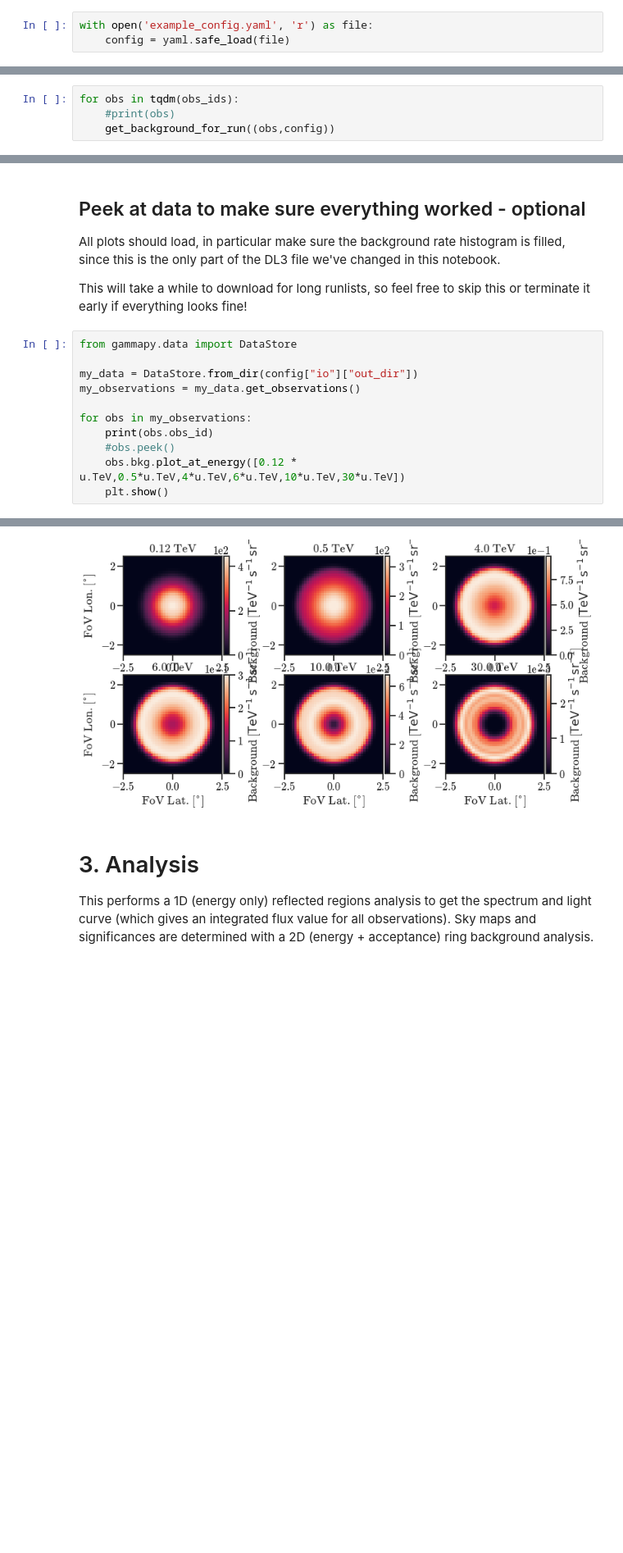
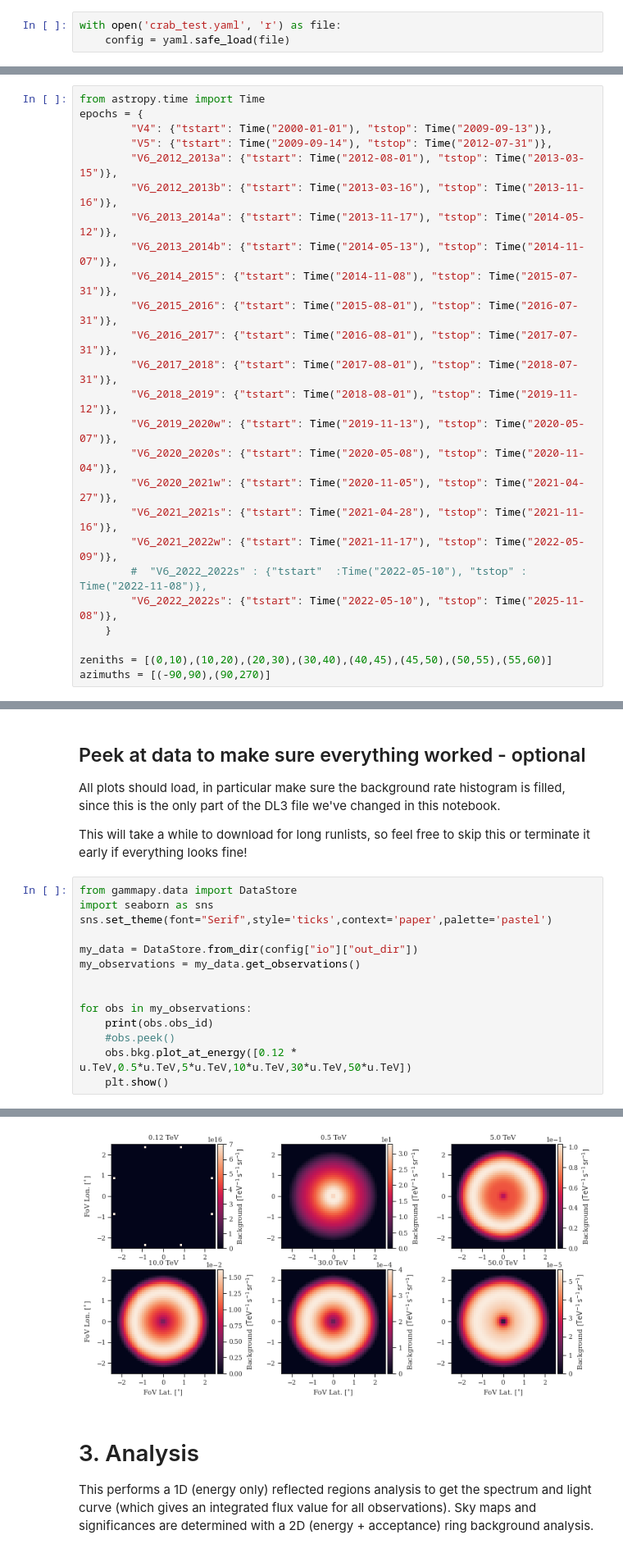
Before and after one commit to VERITAS-Observatory/gammapy-tools, a Jupyter notebook: examples/analysis_notebook.ipynb, the cells around one changed output, grey strips where cells are left out. Shown: that part at 82% size. Saved outputs shown, nothing was run; the diff lists cells and outputs as text; blank space fills up the shorter version.

```diff
--- a/examples/analysis_notebook.ipynb
+++ b/examples/analysis_notebook.ipynb
@@ -53,7 +54,7 @@ An example config file is [example_config.yaml](example_config.yaml). Instructio
 
 Even if you have generated bkg headers elsewhere, the `'io'`, `'exclusion'`, `'analysis_selection'`, and `'run_selection'` parameters are re-used in the scripts needed to run this notebook.
 # %%
-with open('example_config.yaml', 'r') as file:
+with open('crab_test.yaml', 'r') as file:
     config = yaml.safe_load(file)
 # %%
 config
@@ -113,7 +114,28 @@ By default, bkgs are also smoothed by a Gaussian kernel with a 1-pixel width in
 The `get_background_for_run` function takes as input a tuple with (obs_id,config) and takes the input run matching the observation ID from `config['io']['in_dir']` and outputs a DL3 file with an appended bkg to `config['io']['out_dir']`.
 
 This prints out the number of background run hours that are found for each data run. If this is < 10, consider loosening the observing parameters in `config['background_selection']`
-# %%
-for obs in tqdm(obs_ids):
-    #print(obs)
-    get_background_for_run((obs,config))
+# %%
+from astropy.time import Time
+epochs = {
+        "V4": {"tstart": Time("2000-01-01"), "tstop": Time("2009-09-13")},
+        "V5": {"tstart": Time("2009-09-14"), "tstop": Time("2012-07-31")},
+        "V6_2012_2013a": {"tstart": Time("2012-08-01"), "tstop": Time("2013-03-15")},
+        "V6_2012_2013b": {"tstart": Time("2013-03-16"), "tstop": Time("2013-11-16")},
+        "V6_2013_2014a": {"tstart": Time("2013-11-17"), "tstop": Time("2014-05-12")},
+        "V6_2013_2014b": {"tstart": Time("2014-05-13"), "tstop": Time("2014-11-07")},
+        "V6_2014_2015": {"tstart": Time("2014-11-08"), "tstop": Time("2015-07-31")},
+        "V6_2015_2016": {"tstart": Time("2015-08-01"), "tstop": Time("2016-07-31")},
+        "V6_2016_2017": {"tstart": Time("2016-08-01"), "tstop": Time("2017-07-31")},
+        "V6_2017_2018": {"tstart": Time("2017-08-01"), "tstop": Time("2018-07-31")},
+        "V6_2018_2019": {"tstart": Time("2018-08-01"), "tstop": Time("2019-11-12")},
+        "V6_2019_2020w": {"tstart": Time("2019-11-13"), "tstop": Time("2020-05-07")},
+        "V6_2020_2020s": {"tstart": Time("2020-05-08"), "tstop": Time("2020-11-04")},
+        "V6_2020_2021w": {"tstart": Time("2020-11-05"), "tstop": Time("2021-04-27")},
+        "V6_2021_2021s": {"tstart": Time("2021-04-28"), "tstop": Time("2021-11-16")},
+        "V6_2021_2022w": {"tstart": Time("2021-11-17"), "tstop": Time("2022-05-09")},
+        #  "V6_2022_2022s" : {"tstart"  :Time("2022-05-10"), "tstop" : Time("2022-11-08")},
+        "V6_2022_2022s": {"tstart": Time("2022-05-10"), "tstop": Time("2025-11-08")},
+    }
+
+zeniths = [(0,10),(10,20),(20,30),(30,40),(40,45),(45,50),(50,55),(55,60)]
+azimuths = [(-90,90),(90,270)]
@@ -131,14 +210,17 @@ All plots should load, in particular make sure the background rate histogram is
 This will take a while to download for long runlists, so feel free to skip this or terminate it early if everything looks fine!
 # %%
 from gammapy.data import DataStore
+import seaborn as sns
+sns.set_theme(font="Serif",style='ticks',context='paper',palette='pastel')
 
 my_data = DataStore.from_dir(config["io"]["out_dir"])
 my_observations = my_data.get_observations()
 
+
 for obs in my_observations:
     print(obs.obs_id)
     #obs.peek()
-    obs.bkg.plot_at_energy([0.12 * u.TeV,0.5*u.TeV,4*u.TeV,6*u.TeV,10*u.TeV,30*u.TeV])
+    obs.bkg.plot_at_energy([0.12 * u.TeV,0.5*u.TeV,5*u.TeV,10*u.TeV,30*u.TeV,50*u.TeV])
     plt.show()
 # %% [output]
 INFO:gammapy.data.data_store:Observations selected: 4 out of 4.
@@ -151,5 +233,5 @@ INFO:gammapy.data.data_store:Observations selected: 4 out of 4.
 64083
-[figure, old version]
+[figure, new version]
 # %% [markdown]
 # 3. Analysis
 
```
Also changed, not shown: parts of 18 cells of this notebook, 1 other file.
